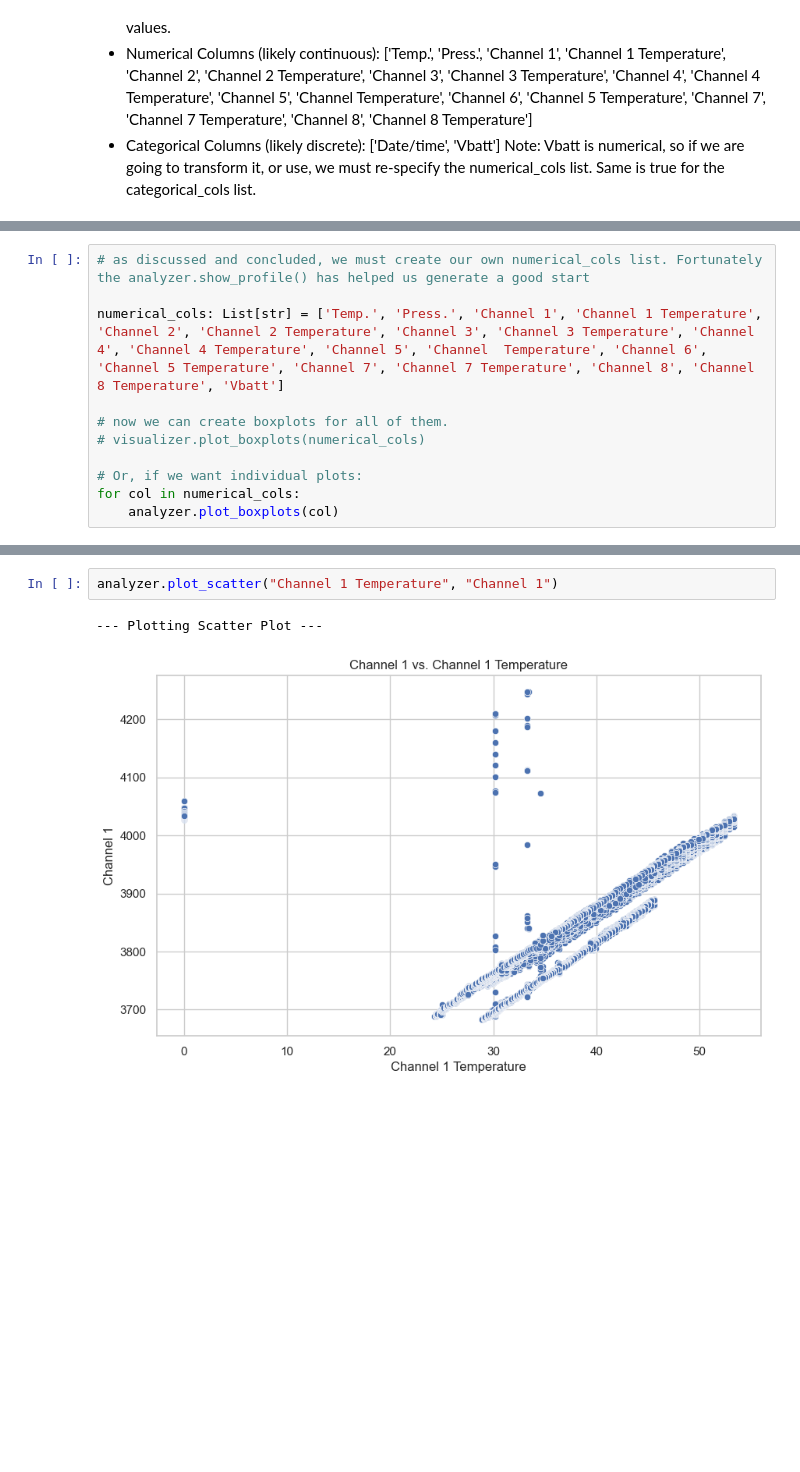
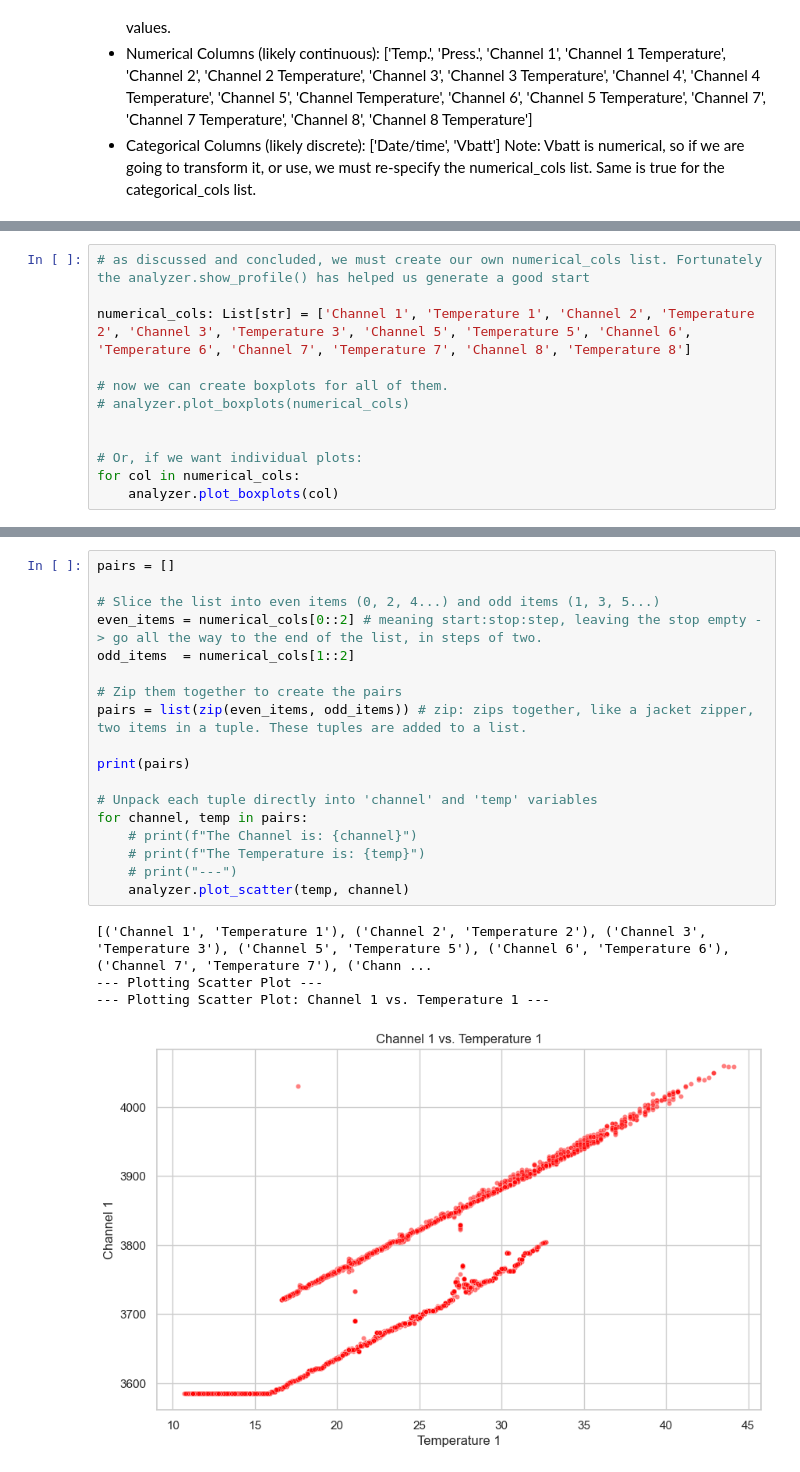
Before and after one commit to Sjakiesurfer1984/Exploratory_Data_Analysis_Suite, a Jupyter notebook: main.ipynb, the cells around one changed output, grey strips where cells are left out. Cells and saved outputs as stored; diff of their text form; blank space fills up the shorter version.

```diff
--- a/main.ipynb
+++ b/main.ipynb
@@ -153,10 +278,11 @@ analyzer.plot_distribution([f"Channel {i}" for i in range(1, 9)])
 # %%
 # as discussed and concluded, we must create our own numerical_cols list. Fortunately the analyzer.show_profile() has helped us generate a good start
 
-numerical_cols: List[str] = ['Temp.', 'Press.', 'Channel 1', 'Channel 1 Temperature', 'Channel 2', 'Channel 2 Temperature', 'Channel 3', 'Channel 3 Temperature', 'Channel 4', 'Channel 4 Temperature', 'Channel 5', 'Channel  Temperature', 'Channel 6', 'Channel 5 Temperature', 'Channel 7', 'Channel 7 Temperature', 'Channel 8', 'Channel 8 Temperature', 'Vbatt']
+numerical_cols: List[str] = ['Channel 1', 'Temperature 1', 'Channel 2', 'Temperature 2', 'Channel 3', 'Temperature 3', 'Channel 5', 'Temperature 5', 'Channel 6', 'Temperature 6', 'Channel 7', 'Temperature 7', 'Channel 8', 'Temperature 8']
 
 # now we can create boxplots for all of them.
-# visualizer.plot_boxplots(numerical_cols)
+# analyzer.plot_boxplots(numerical_cols)
+
 
 # Or, if we want individual plots:
 for col in numerical_cols:
@@ -178,5 +304,23 @@ for col in numerical_cols:
 # %%
-analyzer.plot_scatter("Channel 1 Temperature", "Channel 1")
+pairs = []
+
+# Slice the list into even items (0, 2, 4...) and odd items (1, 3, 5...)
+even_items = numerical_cols[0::2] # meaning start:stop:step, leaving the stop empty -> go all the way to the end of the list, in steps of two.
+odd_items  = numerical_cols[1::2]
+
+# Zip them together to create the pairs
+pairs = list(zip(even_items, odd_items)) # zip: zips together, like a jacket zipper, two items in a tuple. These tuples are added to a list.
+
+print(pairs)
+
+# Unpack each tuple directly into 'channel' and 'temp' variables
+for channel, temp in pairs:
+    # print(f"The Channel is: {channel}")
+    # print(f"The Temperature is: {temp}")
+    # print("---")
+    analyzer.plot_scatter(temp, channel)
 # %% [output]
+[('Channel 1', 'Temperature 1'), ('Channel 2', 'Temperature 2'), ('Channel 3', 'Temperature 3'), ('Channel 5', 'Temperature 5'), ('Channel 6', 'Temperature 6'), ('Channel 7', 'Temperature 7'), ('Chann ...
 --- Plotting Scatter Plot ---
+--- Plotting Scatter Plot: Channel 1 vs. Temperature 1 ---
-[figure, old version]
+[figure, new version]
```
Also changed, not shown: parts of 10 cells of this notebook, 3 other files.
